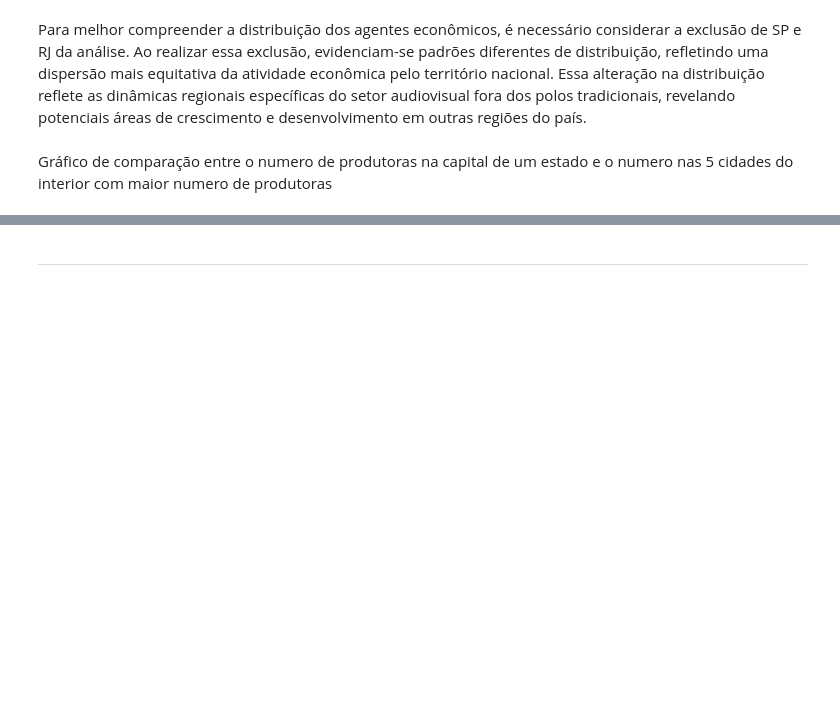
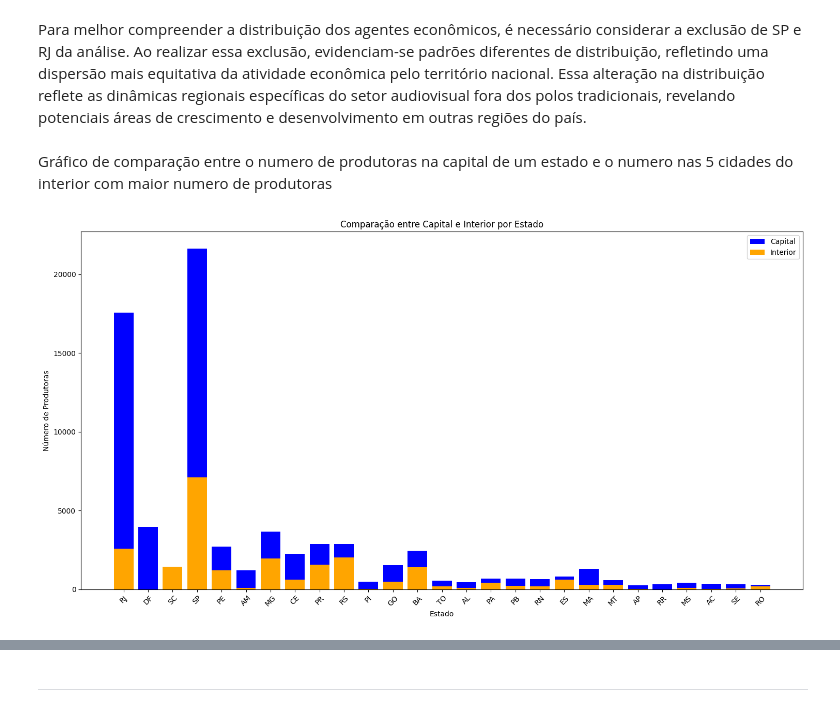
Before and after one commit to fonsecadados/AgenciaNacionalDoCinema_ANCINE, a Jupyter notebook: ANCINE_DesafiosEOportunidades.ipynb, the cells around one changed output, grey strips where cells are left out. Cells and saved outputs as stored; diff of their text form; code cells hidden in the pictures; blank space fills up the shorter version.

```diff
--- a/Notebook_Novo.ipynb
+++ b/ANCINE_DesafiosEOportunidades.ipynb
@@ -184,4 +244,51 @@ produtora_classificacao.rename(columns=({
 }), inplace=True)
 # %% [markdown]
 Gráfico de comparação entre o numero de produtoras na capital de um estado e o numero nas 5 cidades do interior com maior numero de produtoras
+# %%
+import matplotlib.pyplot as plt
+
+# Função para comparar capital vs interior em um estado
+def capital_vs_interior(uf, produtora_classificacao):
+    separar_uf = produtora_classificacao[produtora_classificacao['UF'] == uf]
+    capital = separar_uf['MUNICIPIO'].value_counts().head(1)
+    interior = separar_uf['MUNICIPIO'].value_counts().sum() - capital
+    nome_capital = capital.index[0]
+    capital.rename(index={nome_capital : 'Capital'}, inplace=True)
+    interior.rename(index={nome_capital : 'Interior'}, inplace=True)
+    return capital, interior
+
+# Lista de estados
+estados = ['RJ', 'DF', 'SC', 'SP', 'PE', 'AM', 'MG', 'CE', 'PR', 'RS', 'PI',
+           'GO', 'BA', 'TO', 'AL', 'PA', 'PB', 'RN', 'ES', 'MA', 'MT', 'AP',
+           'RR', 'MS', 'AC', 'SE', 'RO']
+
+# Listas para armazenar os dados
+capitais = []
+interiores = []
+
+# Loop sobre cada estado
+for uf in estados:
+    capital, interior = capital_vs_interior(uf, produtora_classificacao)
+    capitais.append(capital)
+    interiores.append(interior)
+
+# Plotagem
+plt.figure(figsize=(15, 8))
+
+# Plot das capitais
+plt.bar(range(len(estados)), [c.values[0] for c in capitais], color='blue', label='Capital')
+
+# Plot dos interiores
+plt.bar(range(len(estados)), [i.values[0] for i in interiores], color='orange', label='Interior')
+
+plt.xlabel('Estado')
+plt.ylabel('Número de Produtoras')
+plt.title('Comparação entre Capital e Interior por Estado')
+plt.xticks(range(len(estados)), estados)  # Definindo os rótulos do eixo x como os estados
+plt.legend()
+plt.xticks(rotation=45)
+plt.tight_layout()
+plt.show()
+# %% [output]
+[figure, added]
 # %%
```
Also changed, not shown: parts of 14 cells of this notebook, 1 other file.
